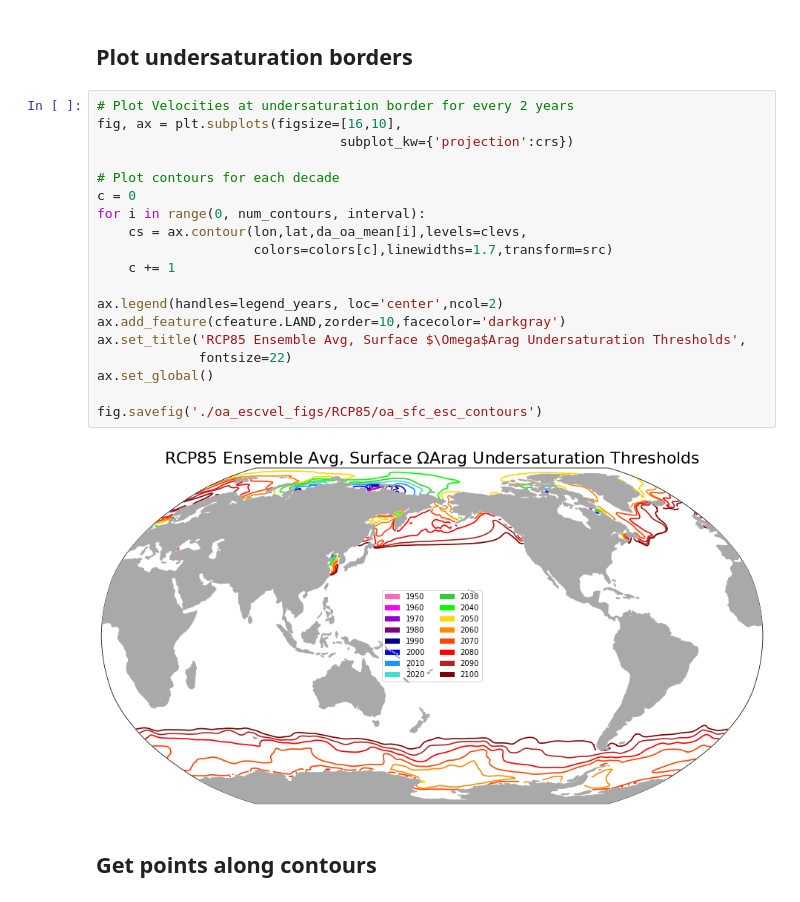
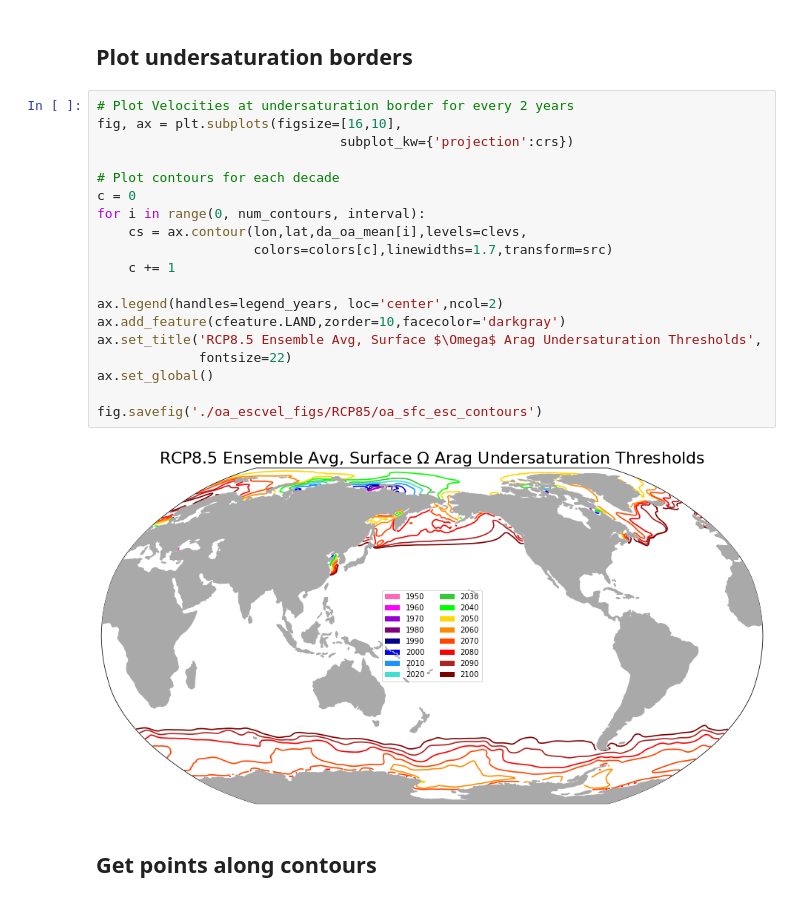
Before and after one commit to chazbethelbrescia/pei2020, a Jupyter notebook: notebooks/Climate_Velocities/oa_sfc_rcp85_escvel.ipynb, the cells around one changed output. Saved outputs shown, nothing was run; the diff lists cells and outputs as text.

```diff
--- a/notebooks/Climate_Velocities/oa_sfc_rcp85_escvel.ipynb
+++ b/notebooks/Climate_Velocities/oa_sfc_rcp85_escvel.ipynb
@@ -82,24 +82,24 @@ for i in range(0, num_contours, interval):
 # %%
 # Plot Velocities at undersaturation border for every 2 years
 fig, ax = plt.subplots(figsize=[16,10],
                                subplot_kw={'projection':crs})
 
 # Plot contours for each decade
 c = 0
 for i in range(0, num_contours, interval):
     cs = ax.contour(lon,lat,da_oa_mean[i],levels=clevs,
                     colors=colors[c],linewidths=1.7,transform=src)
     c += 1
 
 ax.legend(handles=legend_years, loc='center',ncol=2)
 ax.add_feature(cfeature.LAND,zorder=10,facecolor='darkgray')
-ax.set_title('RCP85 Ensemble Avg, Surface $\Omega$Arag Undersaturation Thresholds',
+ax.set_title('RCP8.5 Ensemble Avg, Surface $\Omega$ Arag Undersaturation Thresholds',
              fontsize=22)
 ax.set_global()
 
 fig.savefig('./oa_escvel_figs/RCP85/oa_sfc_esc_contours')
 # %% [output]
-[figure, old version]
+[figure, new version]
 # %% [markdown]
 ## Get points along contours
 # %%
```
Also changed, not shown: 6 other files.
